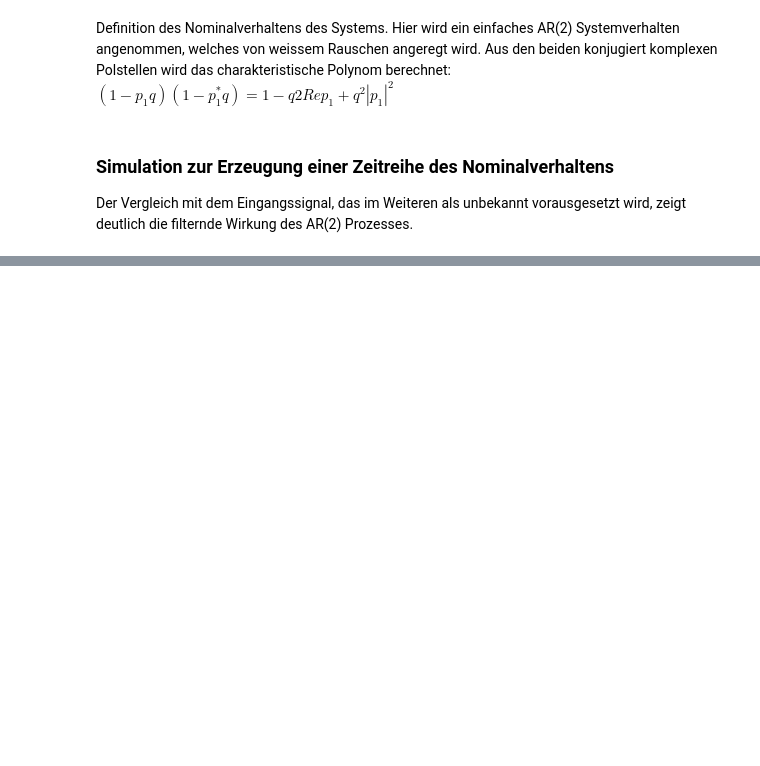
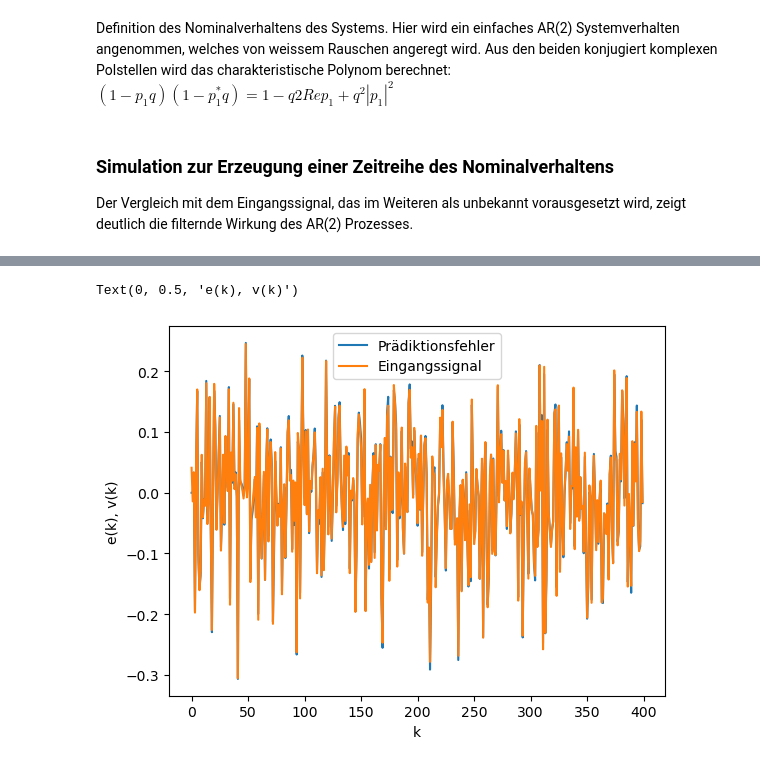
Before and after one commit to mayerd2/python_experiments, a Jupyter notebook: AR_anomaly_detection.ipynb, the cells around one changed output, grey strips where cells are left out. Saved outputs shown, nothing was run; the diff lists cells and outputs as text; code cells hidden in the pictures; blank space fills up the shorter version.

```diff
--- a/AR_anomaly_detection.ipynb
+++ b/AR_anomaly_detection.ipynb
@@ -55,0 +60,13 @@ Text(0, 0.5, 'y(k)')
+# %%
+# Aufbau der Regressionsmatrix und des Vektors für die rechte Seite
+phi = np.zeros((len(y),2))
+u = np.zeros((len(y),1))
+
+for i in range(2,len(y)): # Auftellen des Gleichungssystemes: p[0]= a,p[1]= b
+    phi[i,0] = y[i-1]
+    phi[i,1] = y[i-2]
+    u[i,0] = y[i]
+
+AR, residuals, rank, s = np.linalg.lstsq(phi,u,-1)
+
+#AR = -AR
@@ -55,0 +75,14 @@ Text(0, 0.5, 'y(k)')
+# %%
+e = np.zeros_like(y)
+for k in range(2,tsim,1):
+    e[k] = y[k] - AR[0,0]*y[k-1] - AR[1,0]*y[k-2]
+# %%
+plt.figure()
+plt.plot(t, e, label = "Prädiktionsfehler")
+plt.plot(t, v, label = "Eingangssignal")
+plt.legend()
+plt.xlabel("k")
+plt.ylabel("e(k), v(k)")
+# %% [output]
+Text(0, 0.5, 'e(k), v(k)')
+[figure, added]
```
Also changed, not shown: parts of 24 cells of this notebook.
